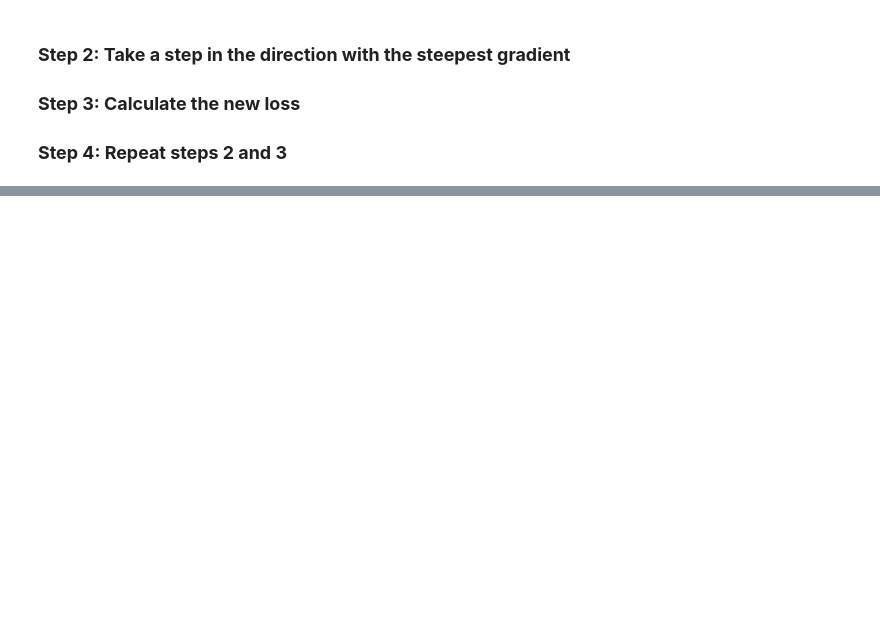
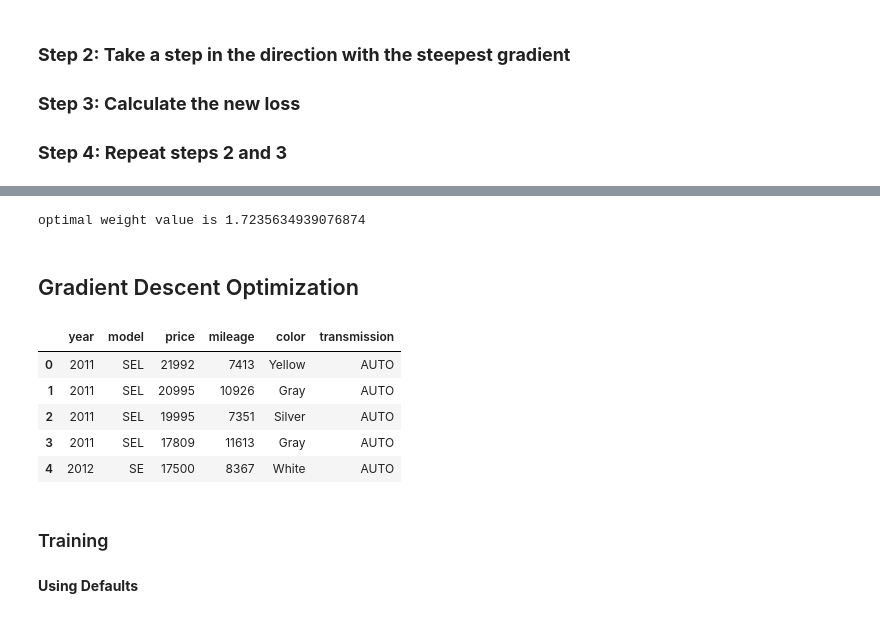
Before and after one commit to KOdunga/AIMLCourse, a Jupyter notebook: GradientDescent.ipynb, the cells around one changed output, grey strips where cells are left out. Cells and saved outputs as stored; diff of their text form; code cells hidden in the pictures; blank space fills up the shorter version.

```diff
--- a/GradientDescent.ipynb
+++ b/GradientDescent.ipynb
@@ -83,0 +141,6 @@ Step 100: Weight:12655 Bias:10676 Loss = 12113560
+# %%
+print("optimal weight value is",weight) #optimal value of w
+# %% [output]
+optimal weight value is 1.7235634939076874
+# %% [markdown]
+## Gradient Descent Optimization
@@ -83,0 +155,10 @@ Step 100: Weight:12655 Bias:10676 Loss = 12113560
+# %%
+data = pd.read_csv("/content/usedcars.csv")
+data.head()
+# %% [output]
+|  | year | model | price | mileage | color | transmission |
+| 0 | 2011 | SEL | 21992 | 7413 | Yellow | AUTO |
+| 1 | 2011 | SEL | 20995 | 10926 | Gray | AUTO |
+| 2 | 2011 | SEL | 19995 | 7351 | Silver | AUTO |
+| 3 | 2011 | SEL | 17809 | 11613 | Gray | AUTO |
+| 4 | 2012 | SE | 17500 | 8367 | White | AUTO |
@@ -83,0 +171,2 @@ Step 100: Weight:12655 Bias:10676 Loss = 12113560
+# %% [markdown]
+### Training
@@ -83,0 +184,2 @@ Step 100: Weight:12655 Bias:10676 Loss = 12113560
+# %% [markdown]
+**Using Defaults**
```
Also changed, not shown: parts of 19 cells of this notebook.
